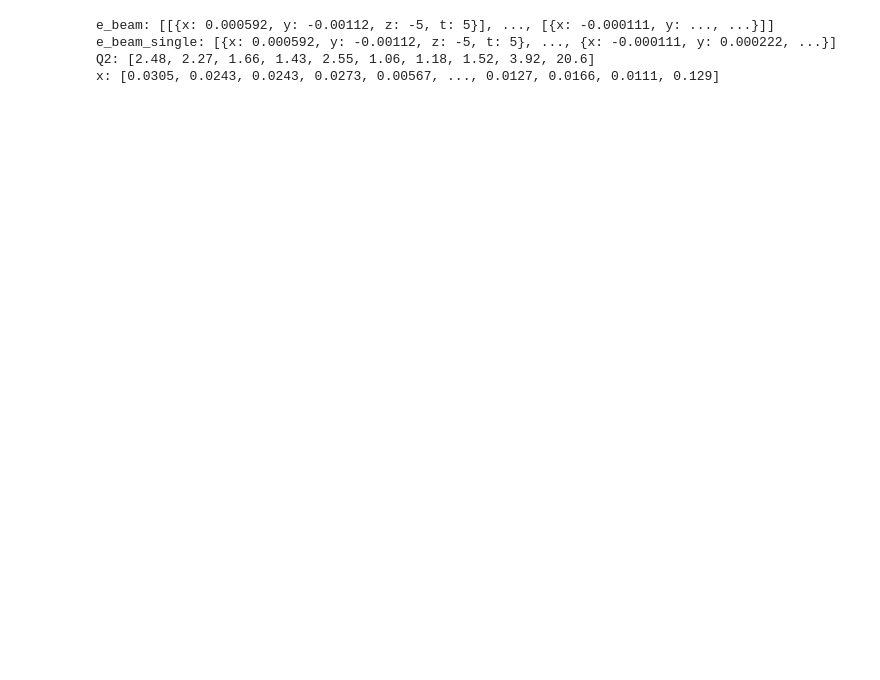
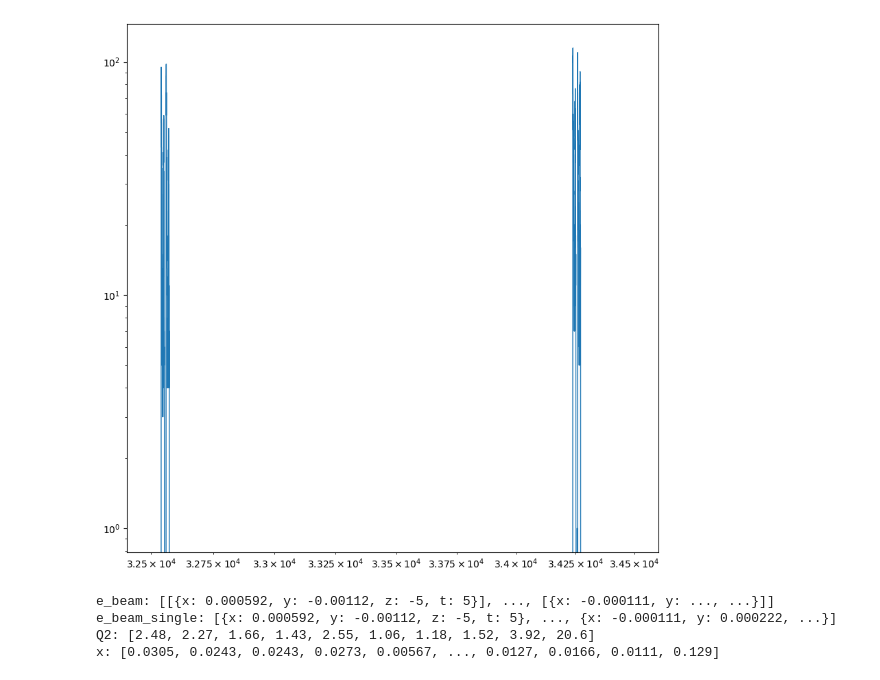
Before and after one commit to abhich2507/EIC_Full_Sim, a Jupyter notebook: debug/ana.ipynb, the cells around one changed output. Saved outputs shown, nothing was run; the diff lists cells and outputs as text; code cells hidden in the pictures; blank space fills up the shorter version.

Commit message:
final plots updated

```diff
--- a/debug/ana.ipynb
+++ b/debug/ana.ipynb
@@ -10,3 +175,14 @@ path = "/work/eic/users/aabhishe/EIC_3He_5x41_XRot_pi_bc.hepmc3.tree_sim_output_
+# %%
+import matplotlib.pyplot as plt
+rompots_g4_z_flat = ak.flatten(rompots_g4_z)
+plt.figure(figsize=(10, 10))
+log_bins = np.logspace(np.log10(3.25e+04), np.log10(3.45e+04), 10000)
+plt.hist(rompots_g4_z_flat, bins=log_bins, range=(3.20e+04, 3.45e+04), histtype='step', label='G4 Hits Y')
+plt.xscale('log')
+plt.yscale('log')
+plt.show()
+# %% [output]
+[figure, added]
 # %%
 tree = uproot.open(f"{path}:events")
 
```
Also changed, not shown: parts of 4 cells of this notebook, 12 other files.
